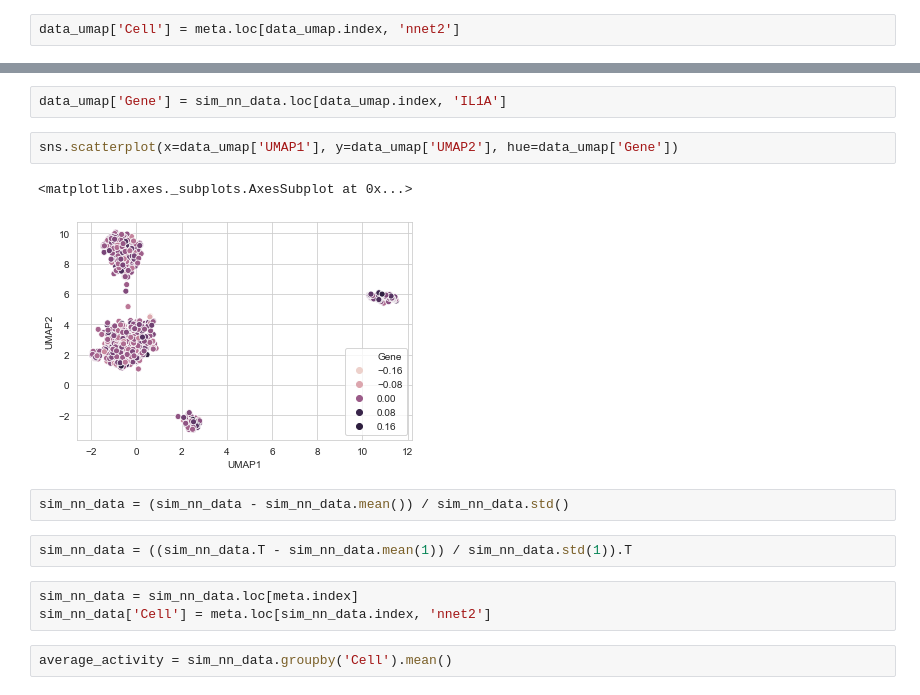
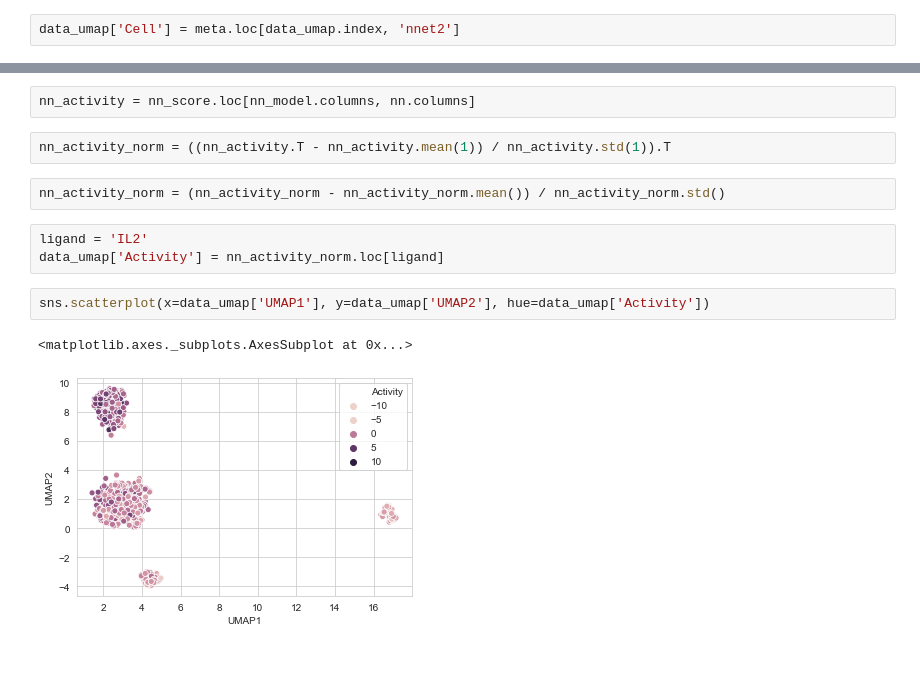
Before and after one commit to Vargeszti/Thesis, a Jupyter notebook: code/scRNAseq.ipynb, the cells around one changed output, grey strips where cells are left out. Drawn from its saved outputs; the diff is of its cells as text; blank space fills up the shorter version.

```diff
--- a/code/scRNAseq.ipynb
+++ b/code/scRNAseq.ipynb
@@ -115,16 +87,14 @@ sim_nn_data = sim_nn_data.T
-# %%
-data_umap['Gene'] = sim_nn_data.loc[data_umap.index, 'IL1A']
+# %%
+nn_activity = nn_score.loc[nn_model.columns, nn.columns]
+# %%
+nn_activity_norm = ((nn_activity.T - nn_activity.mean(1)) / nn_activity.std(1)).T
+# %%
+nn_activity_norm = (nn_activity_norm - nn_activity_norm.mean()) / nn_activity_norm.std()
+# %%
+ligand = 'IL2'
+data_umap['Activity'] = nn_activity_norm.loc[ligand]
 # %%
-sns.scatterplot(x=data_umap['UMAP1'], y=data_umap['UMAP2'], hue=data_umap['Gene'])
+sns.scatterplot(x=data_umap['UMAP1'], y=data_umap['UMAP2'], hue=data_umap['Activity'])
 # %% [output]
 <matplotlib.axes._subplots.AxesSubplot at 0x...>
-[figure, old version]
+[figure, new version]
-# %%
-sim_nn_data = (sim_nn_data - sim_nn_data.mean()) / sim_nn_data.std()
-# %%
-sim_nn_data = ((sim_nn_data.T - sim_nn_data.mean(1)) / sim_nn_data.std(1)).T
-# %%
-sim_nn_data = sim_nn_data.loc[meta.index]
-sim_nn_data['Cell'] = meta.loc[sim_nn_data.index, 'nnet2']
-# %%
-average_activity = sim_nn_data.groupby('Cell').mean()
```
Also changed, not shown: parts of 23 cells of this notebook, 1 other file.
